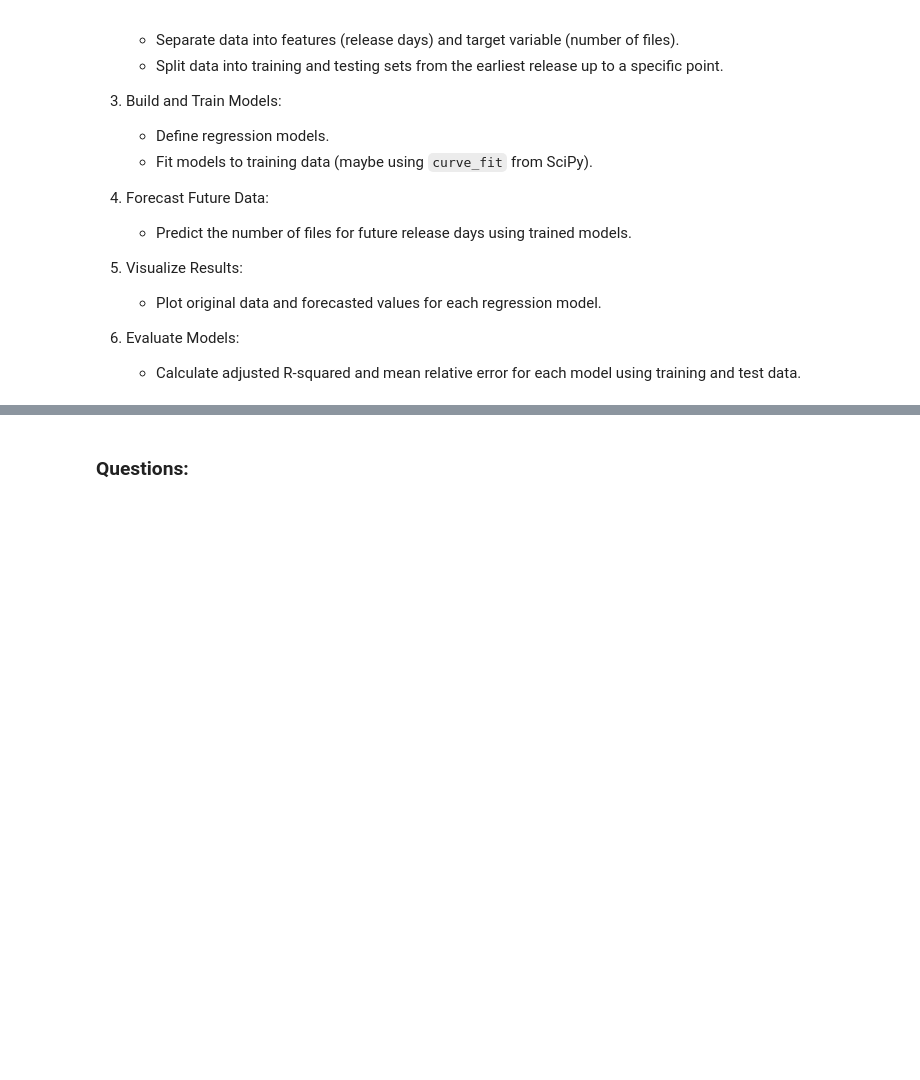
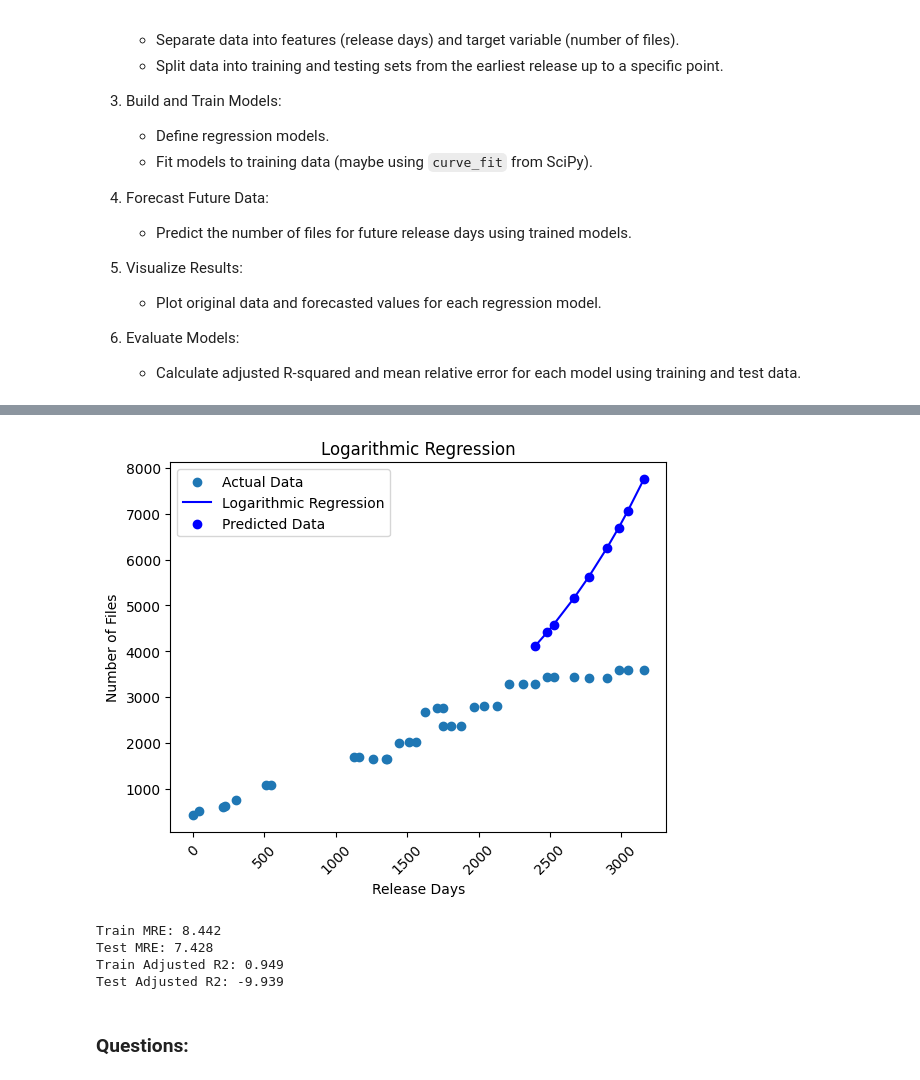
Before and after one commit to ThomasBernard28/Software-Evolution-Practical-Lehmans-Laws, a Jupyter notebook: LawsSoftEvol_CodeCounting.ipynb, the cells around one changed output, grey strips where cells are left out. Saved outputs shown, nothing was run; the diff lists cells and outputs as text; code cells hidden in the pictures; blank space fills up the shorter version.

```diff
--- a/LawsSoftEvol_CodeCounting.ipynb
+++ b/LawsSoftEvol_CodeCounting.ipynb
@@ -298,2 +354,10 @@ Using **Dataset A**, apply parametric regression models (e.g., linear, exponenti
+# %%
+# make a logarithmic regression model
+y_train = np.log(train_data['nFiles'])
+y_test = np.log(test_data['nFiles'])
+log_reg = LinearRegression()
+log_reg.fit(x, y_train)
+intercept = log_reg.intercept_
+slope = log_reg.coef_[0]
 # %%
 # WRITE YOUR CODE HERE
@@ -302,5 +396,41 @@ Using **Dataset A**, apply parametric regression models (e.g., linear, exponenti
+# %%
+plt.scatter(filtered_data['release_days'], filtered_data['nFiles'], label='Actual Data')
+plt.plot(test_data['release_days'], y_log_test_pred, color='blue', label='Logarithmic Regression')
+plt.scatter(test_data['release_days'], y_log_test_pred, color='blue', label='Predicted Data')
+plt.xlabel('Release Days')
+plt.ylabel('Number of Files')
+plt.title('Logarithmic Regression')
+plt.legend()
+plt.xticks(rotation=45)
+plt.show()
+# %% [output]
+[figure, added]
 # %%
 # WRITE YOUR CODE HERE
+#Calculate the adjusted R-squared and MRE for the model using training and test data
+train_mre = np.mean(np.abs((train_data['nFiles'] - lr.predict(train_data[['release_days']])) / train_data['nFiles'])) * 100
+test_mre = np.mean(np.abs((test_data['nFiles'] - y_pred) / test_data['nFiles'])) * 100
+
+train_r2 = lr.score(train_data[['release_days']], train_data['nFiles'])
+test_r2 = lr.score(test_data[['release_days']], test_data['nFiles'])
+
+n = len(train_data['nFiles'])
+p = 1
+train_adj_r2 = 1 - (1 - train_r2) * (n - 1) / (n - p - 1)
+
+n = len(test_data['nFiles'])
+p = 1
+test_adj_r2 = 1 - (1 - test_r2) * (n - 1) / (n - p - 1)
+
+print(f"Train MRE: {train_mre:.3f}")
+print(f"Test MRE: {test_mre:.3f}")
+print(f"Train Adjusted R2: {train_adj_r2:.3f}")
+print(f"Test Adjusted R2: {test_adj_r2:.3f}")
+# %% [output]
+Train MRE: 8.442
+Test MRE: 7.428
+Train Adjusted R2: 0.949
+Test Adjusted R2: -9.939
 # %% [markdown]
 ### Questions:
 # %% [markdown]
```
Also changed, not shown: parts of 15 cells of this notebook.
